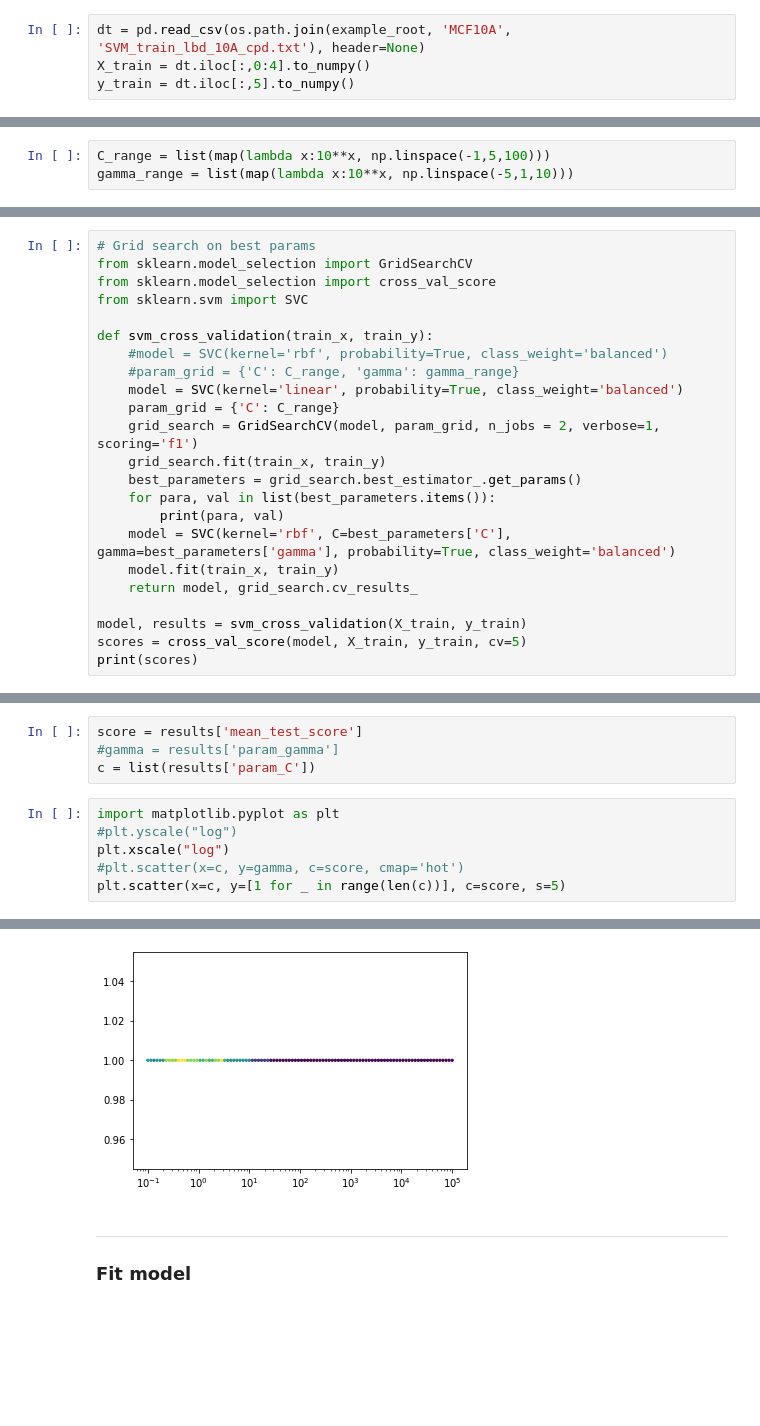
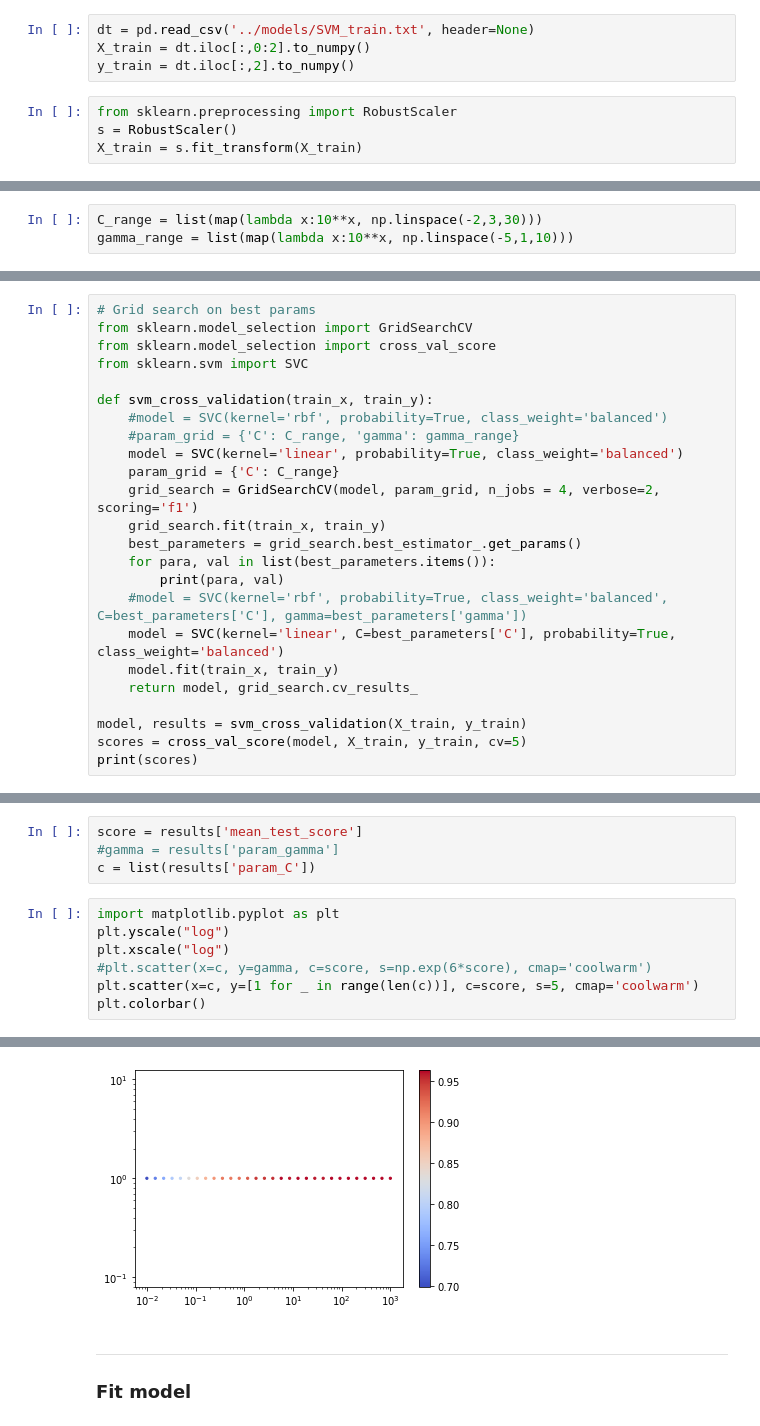
Before and after one commit to Jeff-Gui/PCNAdeep, a Jupyter notebook: tutorial/train_pcna_SVM.ipynb, the cells around one changed output, grey strips where cells are left out. Cells and saved outputs as stored; diff of their text form; blank space fills up the shorter version.

```diff
--- a/tutorial/train_pcna_SVM.ipynb
+++ b/tutorial/train_pcna_SVM.ipynb
@@ -239,9 +238,13 @@ training set (like `SVM_train.txt` saved above). When preparing the model, the `
 
 Codes below illustrate the process except for step 1.
 # %%
-dt = pd.read_csv(os.path.join(example_root, 'MCF10A', 'SVM_train_lbd_10A_cpd.txt'), header=None)
-X_train = dt.iloc[:,0:4].to_numpy()
-y_train = dt.iloc[:,5].to_numpy()
+dt = pd.read_csv('../models/SVM_train.txt', header=None)
+X_train = dt.iloc[:,0:2].to_numpy()
+y_train = dt.iloc[:,2].to_numpy()
+# %%
+from sklearn.preprocessing import RobustScaler
+s = RobustScaler()
+X_train = s.fit_transform(X_train)
 # %% [markdown]
 __Visualize oversampled feature map__
 # %%
@@ -256,7 +259,7 @@ From the plot, we see that _spatial and temporal correlations_ are strong predic
 # %% [markdown]
 __Find optimal parameters__
 # %%
-C_range = list(map(lambda x:10**x, np.linspace(-1,5,100)))
+C_range = list(map(lambda x:10**x, np.linspace(-2,3,30)))
 gamma_range = list(map(lambda x:10**x, np.linspace(-5,1,10)))
 # %% [markdown]
 #### WARNING: The following grid search require high computing power !!!
@@ -271,12 +274,13 @@ def svm_cross_validation(train_x, train_y):
     #param_grid = {'C': C_range, 'gamma': gamma_range}
     model = SVC(kernel='linear', probability=True, class_weight='balanced')
     param_grid = {'C': C_range}
-    grid_search = GridSearchCV(model, param_grid, n_jobs = 2, verbose=1, scoring='f1')
+    grid_search = GridSearchCV(model, param_grid, n_jobs = 4, verbose=2, scoring='f1')
     grid_search.fit(train_x, train_y)
     best_parameters = grid_search.best_estimator_.get_params()
     for para, val in list(best_parameters.items()):
         print(para, val)
-    model = SVC(kernel='rbf', C=best_parameters['C'], gamma=best_parameters['gamma'], probability=True, class_weight='balanced')
+    #model = SVC(kernel='rbf', probability=True, class_weight='balanced', C=best_parameters['C'], gamma=best_parameters['gamma'])
+    model = SVC(kernel='linear', C=best_parameters['C'], probability=True, class_weight='balanced')
     model.fit(train_x, train_y)
     return model, grid_search.cv_results_
 
@@ -307,8 +311,9 @@ score = results['mean_test_score']
 c = list(results['param_C'])
 # %%
 import matplotlib.pyplot as plt
-#plt.yscale("log")
+plt.yscale("log")
 plt.xscale("log")
-#plt.scatter(x=c, y=gamma, c=score, cmap='hot')
-plt.scatter(x=c, y=[1 for _ in range(len(c))], c=score, s=5)
+#plt.scatter(x=c, y=gamma, c=score, s=np.exp(6*score), cmap='coolwarm')
+plt.scatter(x=c, y=[1 for _ in range(len(c))], c=score, s=5, cmap='coolwarm')
+plt.colorbar()
 # %% [output]
@@ -316,4 +321,4 @@ plt.scatter(x=c, y=[1 for _ in range(len(c))], c=score, s=5)
-[figure, old version]
+[figure, new version]
 # %% [markdown]
 ---
 
```
Also changed, not shown: parts of 10 cells of this notebook, 2 other files.
